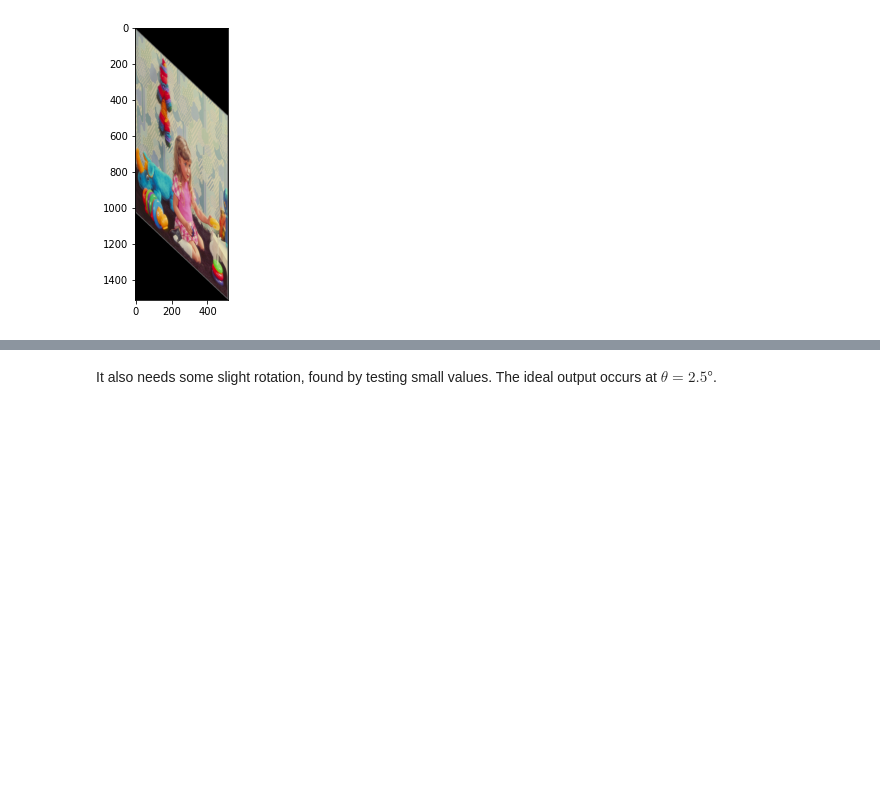
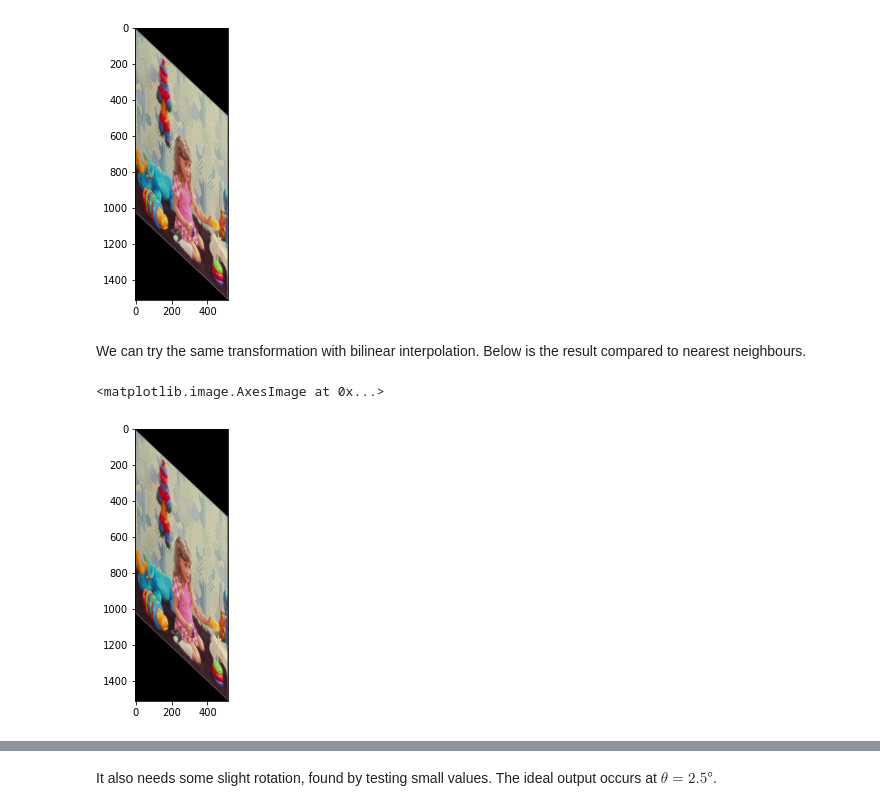
Before and after one commit to Af4rinz/CV-Codelets, a Jupyter notebook: Cube_Transform.ipynb, the cells around one changed output, grey strips where cells are left out. Cells and saved outputs as stored; diff of their text form; code cells hidden in the pictures; blank space fills up the shorter version.

Commit message:
Add bilinear interpolation

```diff
--- a/Cube_Transform.ipynb
+++ b/Cube_Transform.ipynb
@@ -117,17 +143,17 @@ def nearest_neighbours(i, j, img, T_inv):
 # %%
-def affine_transform (img, r, c, T):
+def affine_transform (img, r, c, T, interp='nearest_neighbours'):
   T_inv = np.linalg.inv(T)
   transformed = np.zeros((r, c, 3), dtype=np.uint8)
   for i, row in enumerate(transformed):
     for j, _ in enumerate(row):
-      transformed[i, j,:] = nearest_neighbours(i, j, img, T_inv)
+      transformed[i, j,:] = globals()[interp](i, j, img, T_inv)
   return transformed
 # %%
 T = np.array([[2, 0.95, 0],
               [0, 1, 0],
               [0, 0, 1]])
 # calculate output size
-out_shape = (np.ceil(np.array([lena_img.shape[0], lena_img.shape[1], 1]) @ T.transpose())) .astype(int)
+out_shape = (np.ceil(np.array([girl_img.shape[0], girl_img.shape[1], 1]) @ T.transpose())) .astype(int)
 girl_transformed = np.zeros((out_shape[0], out_shape[1], 3), dtype=np.uint8)
 girl_transformed = affine_transform(girl_img, out_shape[0], out_shape[1], T)
 plt.figure(figsize=(5,5))
@@ -135,3 +161,14 @@ plt.imshow(girl_transformed)
 # %% [output]
 <matplotlib.image.AxesImage at 0x...>
 [figure]
+# %% [markdown]
+We can try the same transformation with bilinear interpolation. Below is the result compared to nearest neighbours.
+# %%
+girl_transformed_bi= np.zeros((out_shape[0], out_shape[1], 3), dtype=np.uint8)
+girl_transformed_bi = affine_transform(girl_img, out_shape[0], out_shape[1],
+                                       T, interp='bilinear')
+plt.figure(figsize=(5,5))
+plt.imshow(girl_transformed_bi)
+# %% [output]
+<matplotlib.image.AxesImage at 0x...>
+[figure, added]
```
Also changed, not shown: parts of 9 cells of this notebook.
